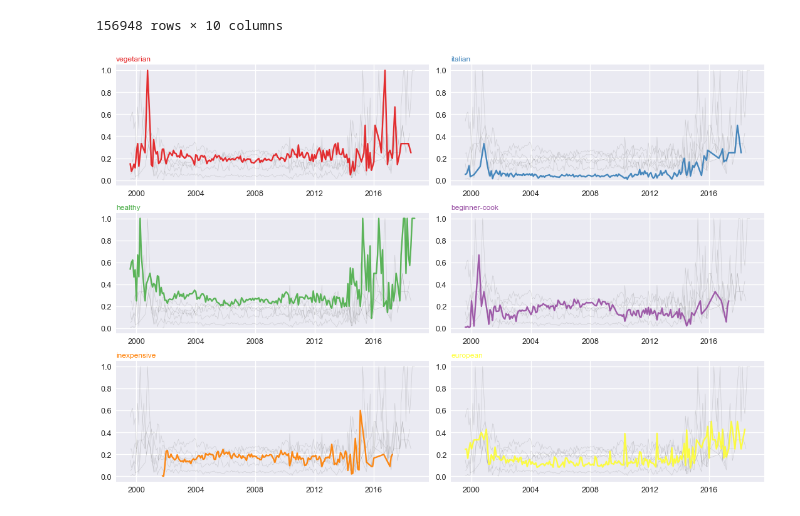
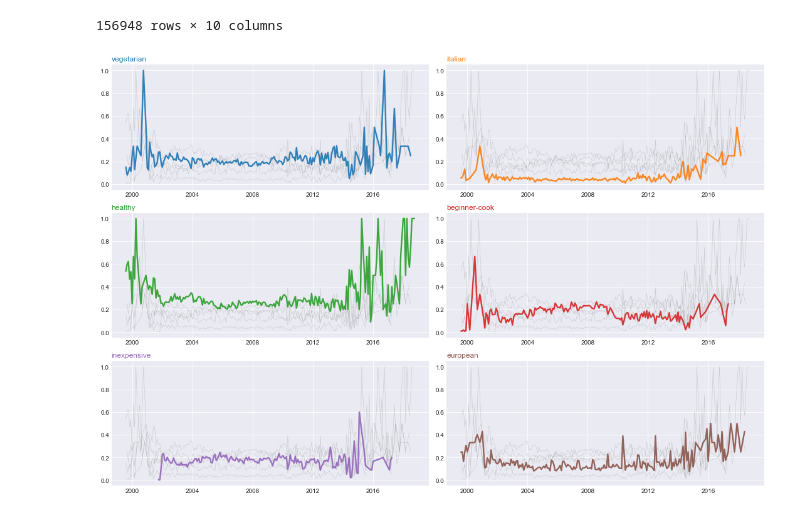
Before and after one commit to jCodingStuff/DataMadness, a Jupyter notebook: juli_mess.ipynb, the cells around one changed output. Drawn from its saved outputs; the diff is of its cells as text; code cells hidden in the pictures.

```diff
--- a/juli_mess.ipynb
+++ b/juli_mess.ipynb
@@ -66,3 +68,12 @@ df.submitted = df.submitted.astype('datetime64')
+# %%
+# Recipes which take more than 5 hours
+df = df[df['minutes'] < 300]
+# %%
+# We don't want oven or dessert recipes
+index = df.tags.to_numpy()
+f = lambda x: ('desserts' not in x and 'oven' not in x)
+index = [f(x) for x in index]
+df = df[index]
 # %% [markdown]
 ## Tag Analysis ##
 # %%
@@ -117,7 +128,7 @@ tags_dict.get('north-american')  # Biased towards low quality food
 # %%
 # We will create dummies for these tags. For some of them, we are interested in True values, for others, in False
 # healthy and healthy-2 will be combined
-custom_tags = ['vegetarian', 'healthy', 'healthy-2', 'oven', 'italian', 'beginner-cook', 'inexpensive', 'desserts', 'european']
+custom_tags = ['vegetarian', 'healthy', 'healthy-2', 'italian', 'beginner-cook', 'inexpensive', 'european']
 # %%
 df_tag = df.copy()[['submitted', 'tags', 'n_votes', 'avg_rating', 'std_rating']]
 # %%
@@ -130,8 +141,7 @@ for tag in custom_tags:
 df_tag.healthy = df_tag.healthy.combine(df_tag['healthy-2'], func=max)
 df_tag = df_tag.drop(columns='healthy-2')
 # %%
-df_tag = df_tag[(df_tag.oven == 0) & (df_tag.desserts == 0)]
-df_tag = df_tag.drop(columns=['oven', 'desserts', 'tags'])
+df_tag = df_tag.drop(columns='tags')
 # %%
 df_tag
 # %% [output]
@@ -178,18 +188,18 @@ for tag, dic in data.items():
 # %%
 plt.style.use('seaborn-darkgrid')
 
 palette = plt.get_cmap('Set1')
 fig, ax = plt.subplots(3, 2, figsize=(15, 10))
 for i, ele in enumerate(data):
     j = i // 2
     k = i % 2
     for entry in data.keys():
         ax[j][k].plot(data[entry].index, data[entry].to_numpy(), marker='', color = 'grey', lw=0.6, alpha=0.3)
-    ax[j][k].plot(data[ele].index, data[ele].to_numpy(), marker = '', color=palette(i), lw = 2.4, alpha = 0.9, label =ele)
-    ax[j][k].set_title(ele, loc='left', fontsize=12, fontweight=0, color=palette(i))
+    ax[j][k].plot(data[ele].index, data[ele].to_numpy(), marker = '', color='C{}'.format(i), lw = 2.4, alpha = 0.9, label =ele)
+    ax[j][k].set_title(ele, loc='left', fontsize=12, fontweight=0, color='C{}'.format(i))
 
 fig.tight_layout()
 #fig.savefig('imgs/tags.png')
 plt.show()
 # %% [output]
-[figure, old version]
+[figure, new version]
```
Also changed, not shown: parts of 37 cells of this notebook, 3 other files.
